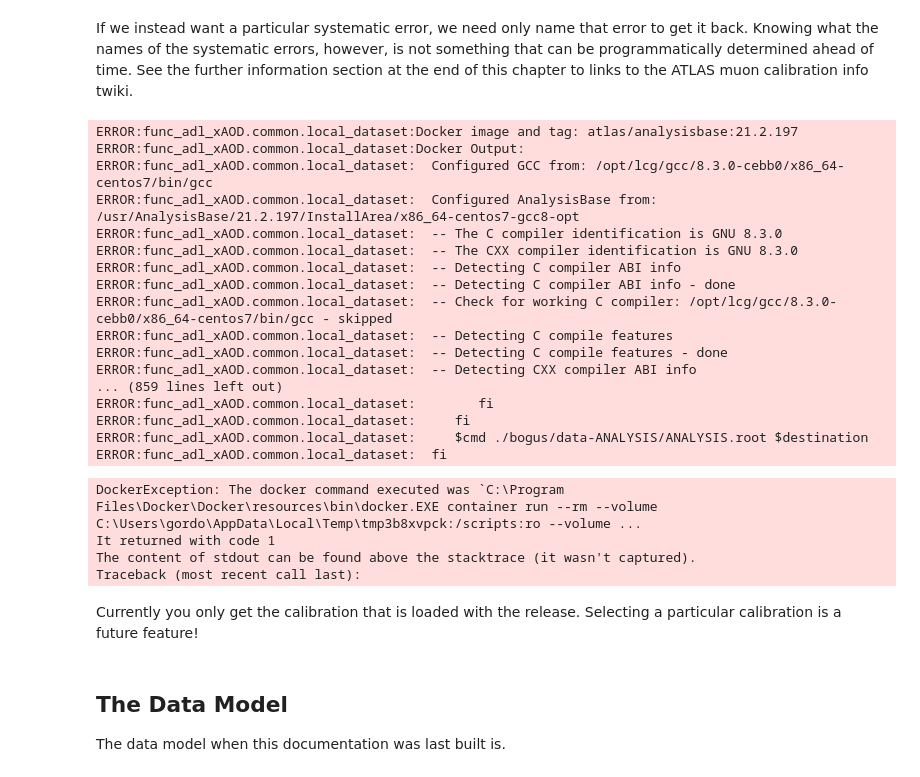
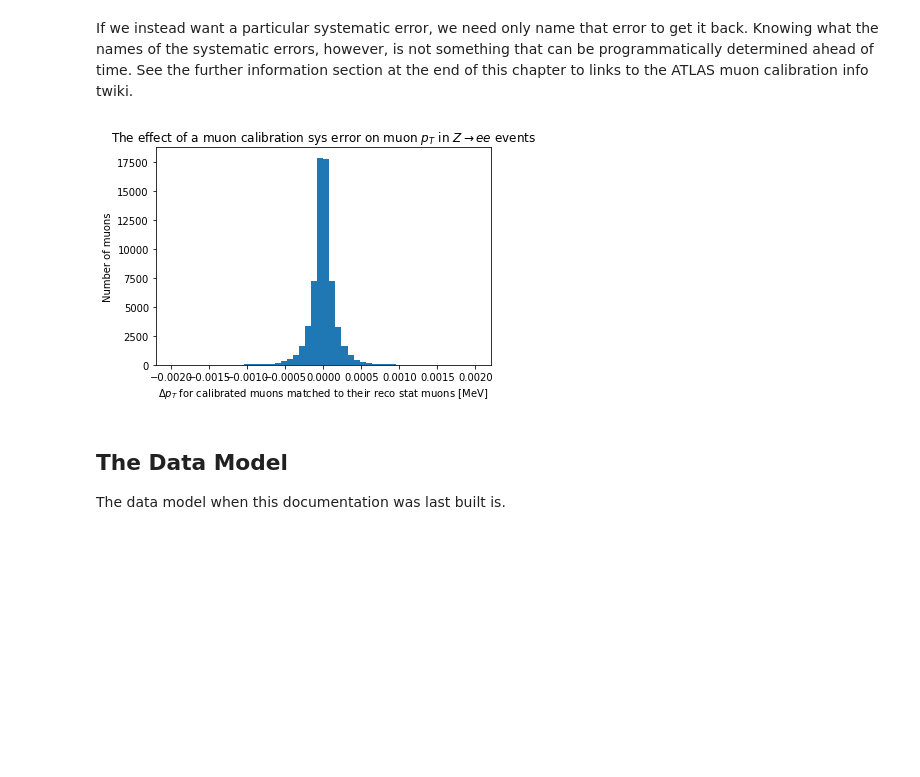
Before and after one commit to gordonwatts/xaod_usage, a Jupyter notebook: book/chapters/muons.ipynb, the cells around one changed output. Drawn from its saved outputs; the diff is of its cells as text; code cells hidden in the pictures; blank space fills up the shorter version.

```diff
--- a/book/chapters/muons.ipynb
+++ b/book/chapters/muons.ipynb
@@ -138,45 +119,23 @@ _ = plt.title('The effect of muon calibration on muon $p_T$ in $Z\\rightarrow ee
 If we instead want a particular systematic error, we need only name that error to get it back. Knowing what the names of the systematic errors, however, is not something that can be programmatically determined ahead of time. See the further information section at the end of this chapter to links to the ATLAS muon calibration info twiki.
 # %%
 sys_muon = (ds
-           .SelectMany(lambda e: e.Muons("Muons", calibration="MUON_EFF_RECO_STAT__1up"))
-           .Select(lambda m: {
-               'pt': m.pt() / 1000.0,
-               'eta': m.eta(),
-               'phi': m.phi(),
+           .Select(lambda e: e.Muons("Muons", calibration="MUON_ID__1up"))
+           .Select(lambda muons: {
+               'pt': muons.Select(lambda m: m.pt() / 1000.0),
+               'eta': muons.Select(lambda m: m.eta()),
+               'phi': muons.Select(lambda m: m.phi()),
            })
            .AsAwkwardArray()
            .value())
-# %% [output]
-ERROR:func_adl_xAOD.common.local_dataset:Docker image and tag: atlas/analysisbase:21.2.197
-ERROR:func_adl_xAOD.common.local_dataset:Docker Output:
-ERROR:func_adl_xAOD.common.local_dataset:  Configured GCC from: /opt/lcg/gcc/8.3.0-cebb0/x86_64-centos7/bin/gcc
-ERROR:func_adl_xAOD.common.local_dataset:  Configured AnalysisBase from: /usr/AnalysisBase/21.2.197/InstallArea/x86_64-centos7-gcc8-opt
-ERROR:func_adl_xAOD.common.local_dataset:  -- The C compiler identification is GNU 8.3.0
-ERROR:func_adl_xAOD.common.local_dataset:  -- The CXX compiler identification is GNU 8.3.0
-ERROR:func_adl_xAOD.common.local_dataset:  -- Detecting C compiler ABI info
-ERROR:func_adl_xAOD.common.local_dataset:  -- Detecting C compiler ABI info - done
-ERROR:func_adl_xAOD.common.local_dataset:  -- Check for working C compiler: /opt/lcg/gcc/8.3.0-cebb0/x86_64-centos7/bin/gcc - skipped
-ERROR:func_adl_xAOD.common.local_dataset:  -- Detecting C compile features
-ERROR:func_adl_xAOD.common.local_dataset:  -- Detecting C compile features - done
-ERROR:func_adl_xAOD.common.local_dataset:  -- Detecting CXX compiler ABI info
-... (859 lines left out)
-ERROR:func_adl_xAOD.common.local_dataset:        fi
-ERROR:func_adl_xAOD.common.local_dataset:     fi
-ERROR:func_adl_xAOD.common.local_dataset:     $cmd ./bogus/data-ANALYSIS/ANALYSIS.root $destination
-ERROR:func_adl_xAOD.common.local_dataset:  fi
-DockerException: The docker command executed was `C:\Program Files\Docker\Docker\resources\bin\docker.EXE container run --rm --volume C:\Users\gordo\AppData\Local\Temp\tmp3b8xvpck:/scripts:ro --volume ...
-It returned with code 1
-The content of stdout can be found above the stacktrace (it wasn't captured).
-Traceback (most recent call last):
 # %%
-sys_muons_matched = match(muon, sys_muon)
+sys_muons_matched = match(muons, sys_muon)
 # %%
-plt.hist((muons.pt-sys_muons_matched.pt)/1000.0, bins=50, range=(-0.005, 0.005))
-plt.xlabel('$\Delta p_T$ for calibrated muons matched to their reco stat muons [GeV]')
+plt.hist(ak.flatten(muons.pt-sys_muons_matched.pt)/1000.0, bins=50, range=(-0.002, 0.002))
+plt.xlabel('$\Delta p_T$ for calibrated muons matched to their reco stat muons [MeV]')
 plt.ylabel('Number of muons')
 _ = plt.title('The effect of a muon calibration sys error on muon $p_T$ in $Z\\rightarrow ee$ events')
+# %% [output]
+[figure, added]
-# %% [markdown]
-Currently you only get the calibration that is loaded with the release. Selecting a particular calibration is a future feature!
 # %% [markdown]
 ## The Data Model
 
```
Also changed, not shown: parts of 10 cells of this notebook.
